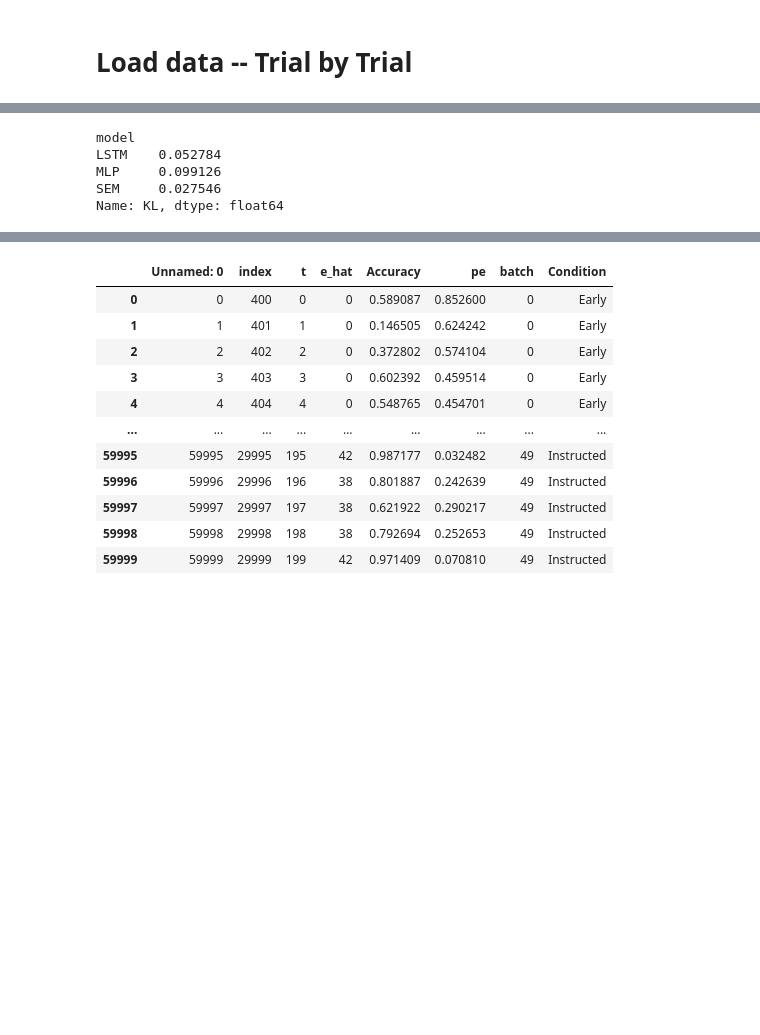
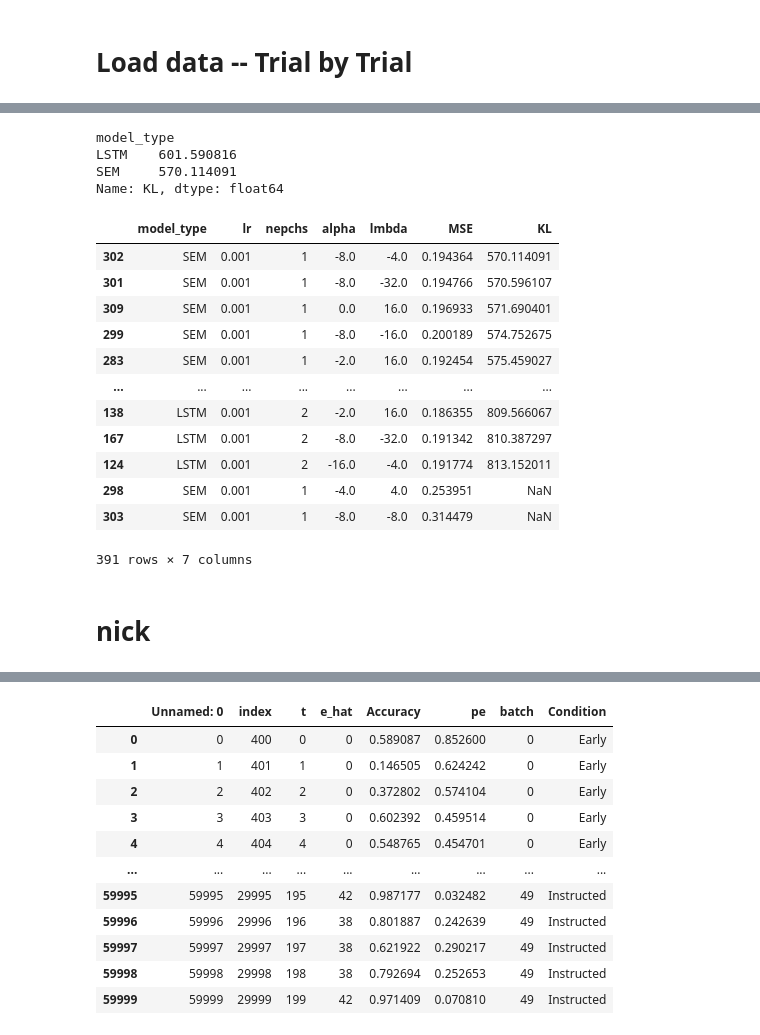
Before and after one commit to andrebeu/SEMCSW, a Jupyter notebook: NB-model_fitting.ipynb, the cells around one changed output, grey strips where cells are left out. Saved outputs shown, nothing was run; the diff lists cells and outputs as text; code cells hidden in the pictures; blank space fills up the shorter version.

Commit message:
model fitting running on my gridsearch; but KL way higher than nick

```diff
--- a/NB-model_fitting.ipynb
+++ b/NB-model_fitting.ipynb
@@ -59,8 +59,7 @@ def kl_pq(mu_1, mu_2, sd_1, sd_2):
 trial_by_trial = pd.read_csv('./data/BehDataTrialXTrial.csv', index_col=1)
 trial_by_trial.columns = trial_by_trial.columns.str.lower()
 # %%
-#
+# model data
 path = './data/gridsearch_full1/'
-# Load files one at a time
 trial_files = files = glob(path + 'trial*csv')
-trial_files[:3]
+files.sort()
@@ -71,5 +131,5 @@ trial_files[:3]
 # %%
-def get_error(file):
+def get_KL_and_MSE(file):
   """
   returns error metrics (KL and MSE) for given parameter_set
   """
@@ -91,7 +151,3 @@ def get_error(file):
       MSE += np.mean((mu_beh - mu_model) ** 2)
       KL  += np.sum(kl_pq(mu_beh, mu_model, sd_beh, sd_model))
   return {'MSE':MSE,'KL':KL}
-
-for file in files:
-  print(file)
-  print(get_error(file))
@@ -230,12 +154,38 @@ tXt_Loss.index = range(len(tXt_Loss))
+# %%
+"""
+make dataframe with data from all models
+"""
+L = []
+for file in trial_files:
+  err_dict = get_KL_and_MSE(file)
+  param_dict = parse_file_str(file)
+  L.append({**param_dict,**err_dict})
+df = pd.pandas.DataFrame(L)
 # %%
-min_vals = tXt_Loss.groupby('model')['KL'].min()
-min_vals
+df.groupby('model_type')['KL'].min()
 # %% [output]
-model
-LSTM    0.052784
-MLP     0.099126
-SEM     0.027546
+model_type
+LSTM    601.590816
+SEM     570.114091
 Name: KL, dtype: float64
+# %%
+df.sort_values('KL')
+# %% [output]
+|  | model_type | lr | nepchs | alpha | lmbda | MSE | KL |
+| 302 | SEM | 0.001 | 1 | -8.0 | -4.0 | 0.194364 | 570.114091 |
+| 301 | SEM | 0.001 | 1 | -8.0 | -32.0 | 0.194766 | 570.596107 |
+| 309 | SEM | 0.001 | 1 | 0.0 | 16.0 | 0.196933 | 571.690401 |
+| 299 | SEM | 0.001 | 1 | -8.0 | -16.0 | 0.200189 | 574.752675 |
+| 283 | SEM | 0.001 | 1 | -2.0 | 16.0 | 0.192454 | 575.459027 |
+| ... | ... | ... | ... | ... | ... | ... | ... |
+| 138 | LSTM | 0.001 | 2 | -2.0 | 16.0 | 0.186355 | 809.566067 |
+| 167 | LSTM | 0.001 | 2 | -8.0 | -32.0 | 0.191342 | 810.387297 |
+| 124 | LSTM | 0.001 | 2 | -16.0 | -4.0 | 0.191774 | 813.152011 |
+| 298 | SEM | 0.001 | 1 | -4.0 | 4.0 | 0.253951 | NaN |
+| 303 | SEM | 0.001 | 1 | -8.0 | -8.0 | 0.314479 | NaN |
+391 rows × 7 columns
+# %% [markdown]
+# nick
 # %%
 #LSTM
 model = 'LSTM'
```
Also changed, not shown: parts of 10 cells of this notebook.
